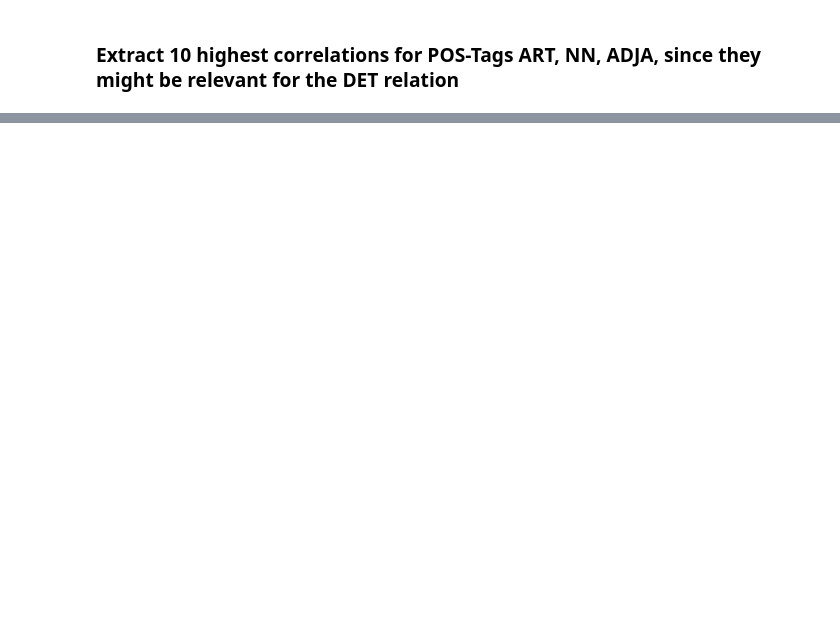
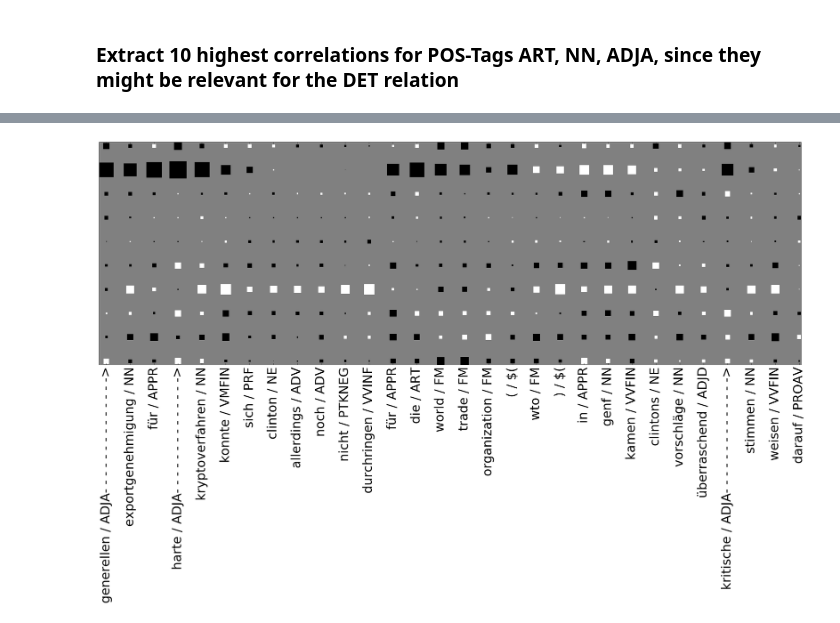
Before and after one commit to Copper-Head/the-three-stooges, a Jupyter notebook: generate_word_seqs_hdt.ipynb, the cells around one changed output, grey strips where cells are left out. Cells and saved outputs as stored; diff of their text form; code cells hidden in the pictures; blank space fills up the shorter version.

```diff
--- a/generate_word_seqs_hdt.ipynb
+++ b/generate_word_seqs_hdt.ipynb
@@ -168,9 +179,16 @@ __NOTE:__ The plots are aligned this time, i. e. a displayed activation occured
 # %%
+start = 34680
+end = 34710
+
+show_all = True
+
 f = plt.figure(figsize=(30, 50))
-xlabels = [tpl[1]+' / '+tpl[4] for tpl in chain(*cd.sequences()[:2])]  # TODO remove index, just debugging!
-x = activations[:,top_corr_ix['ART'][-10:]]
+xlabels = [tpl[1]+' / '+tpl[4] + ('- - - - - - - - - - - - - ->' if tpl[4] == 'ADJA' else '') for tpl in list(chain(*cd.sequences()[:upper_limit]))[start:end]] if show_all else [(tpl[1]+' / '+tpl[4]) if tpl[4] == 'ADJA' else '' for tpl in list(chain(*cd.sequences()[:upper_limit])[start:end])]
+x = activations[start:end,top_corr_ix['ADJA'][-10:]]
 ax = plt.gca()
 h = hinton_diagram(x, ax=ax)
 ax.set_xticks(range(len(xlabels)))
-ax.set_xticklabels(xlabels, rotation=90, fontdict={'fontsize': 22})
+ax.set_xticklabels(xlabels, rotation=90, fontdict={'fontsize': 30})
 f.subplots_adjust(bottom=.2)
+# %% [output]
+[figure, added]
```
Also changed, not shown: parts of 20 cells of this notebook, 1 other file.
